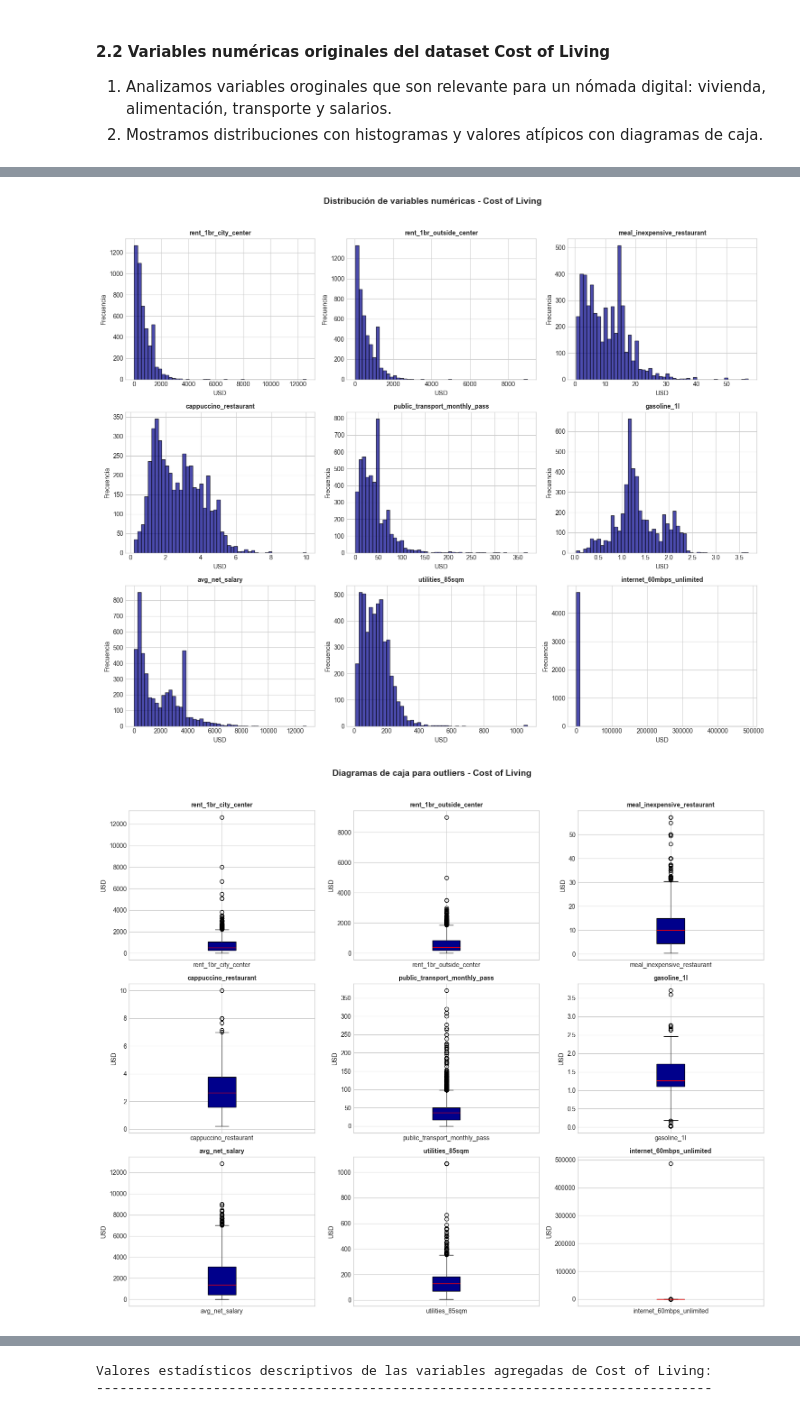
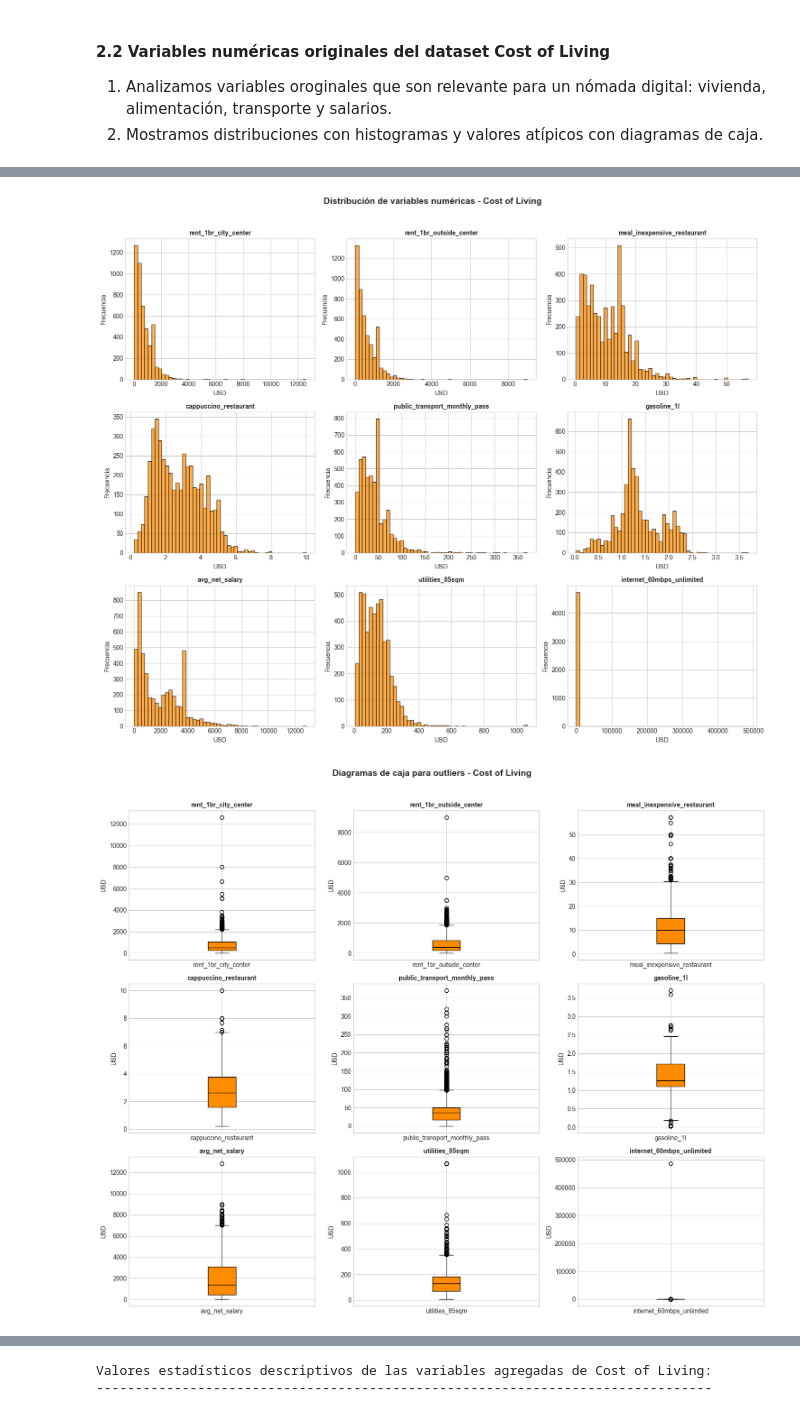
Before and after one commit to danielaaguirrej55-source/EDA-Nomadismo-Digital, a Jupyter notebook: src/notebooks/EDA-univariante_juanfcia_draft.ipynb, the cells around one changed output, grey strips where cells are left out. Drawn from its saved outputs; the diff is of its cells as text; code cells hidden in the pictures.

```diff
--- a/src/notebooks/EDA-univariante_juanfcia_draft.ipynb
+++ b/src/notebooks/EDA-univariante_juanfcia_draft.ipynb
@@ -211,38 +211,38 @@ Valores estadísticos descriptivos de las variables originales de Cost of Living
 
 fig, axes = plt.subplots(3, 3, figsize=(15, 12))
 axes = axes.flatten()
 
 for i, var in enumerate(vars_list):
     ax = axes[i]
-    df_cost[var].hist(bins=50, ax=ax, color='darkblue', edgecolor='black', alpha=0.7)
+    df_cost[var].hist(bins=50, ax=ax, color='darkorange', edgecolor='black', alpha=0.7)
     ax.set_title(var, fontsize=10, fontweight='bold')
     ax.set_xlabel('USD')
     ax.set_ylabel('Frecuencia')
 
 plt.suptitle('Distribución de variables numéricas - Cost of Living', fontsize=14, fontweight='bold', y=1.02)
 plt.tight_layout()
 plt.show()
 
 # Mostramos los diagramas de caja para ver outliers en las mismas variables
 
 fig, axes = plt.subplots(3, 3, figsize=(15, 12))
 axes = axes.flatten()
 
 for i, var in enumerate(vars_list):
     ax = axes[i]
     df_cost.boxplot(column=var, ax=ax,
                     patch_artist=True,
-                    boxprops=dict(facecolor='darkblue', color='black'),
-                    medianprops=dict(color='red'))
+                    boxprops=dict(facecolor='darkorange', color='black'),
+                    medianprops=dict(color='black'))
     ax.set_title(var, fontsize=10, fontweight='bold')
     ax.set_ylabel('USD')
 
 plt.suptitle('Diagramas de caja para outliers - Cost of Living', fontsize=14, fontweight='bold', y=1.02)
 plt.tight_layout()
 plt.show()
 # %% [output]
-[figure, old version]
+[figure, new version]
-[figure, old version]
+[figure, new version]
 # %% [markdown]
 ### **2.3 Análisis de variables agregadas de Cost of Living**
 
```
Also changed, not shown: parts of 5 cells of this notebook.
